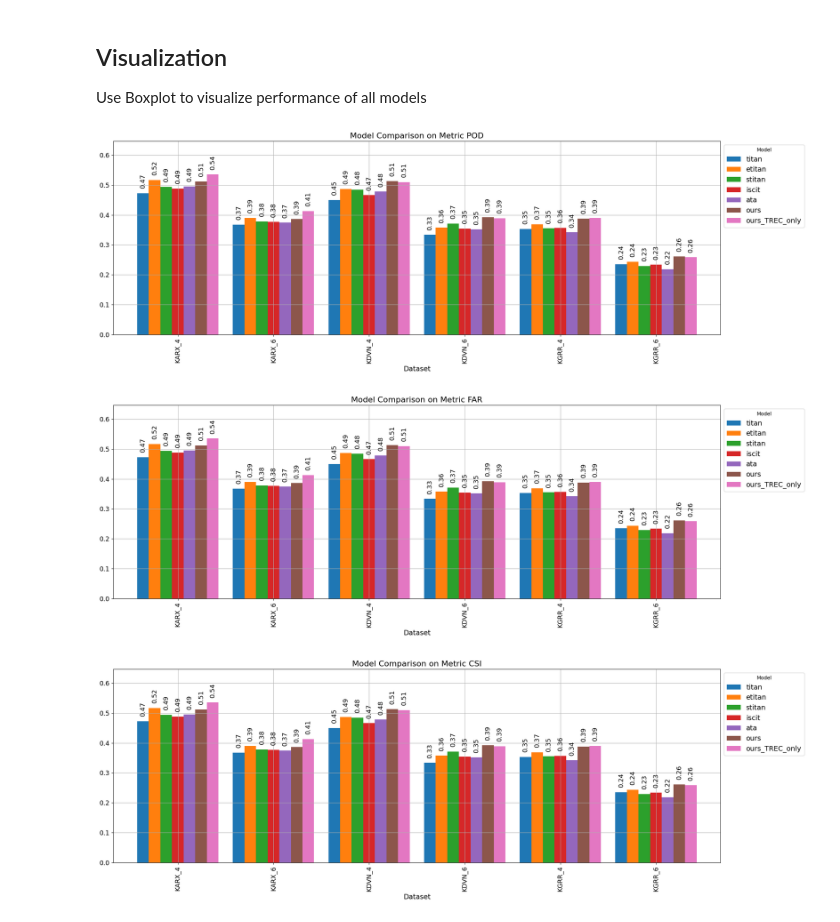
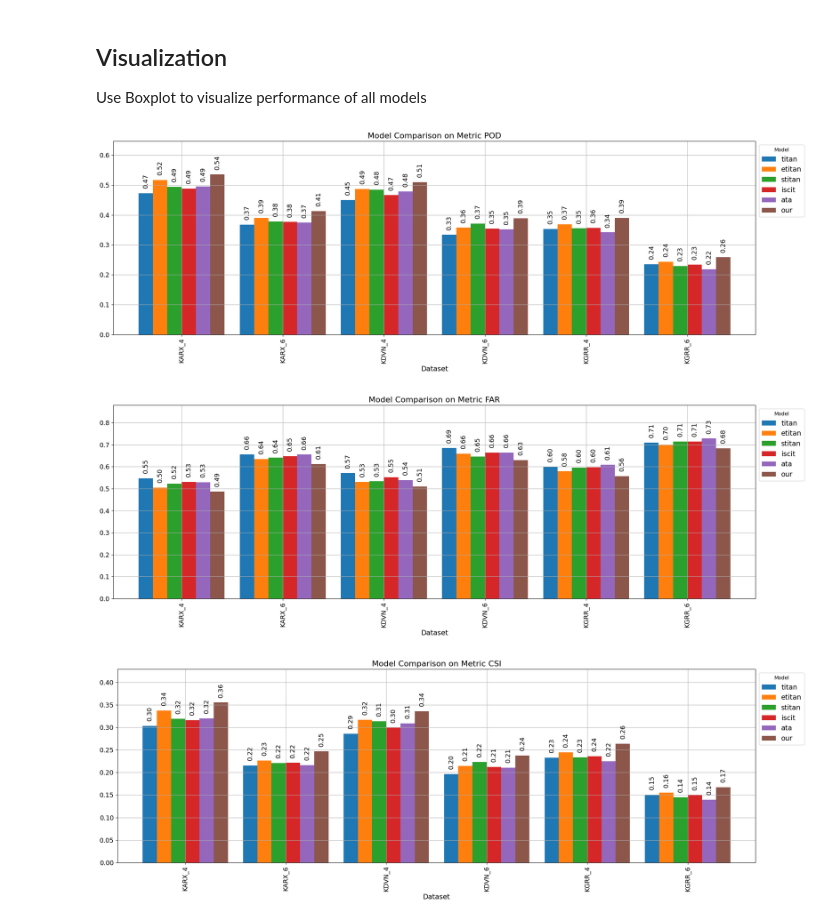
Before and after one commit to quochieu586/Thunderstorm-Nowcasting-Geometry-Topology-Approach, a Jupyter notebook: model_evaluation.ipynb, the cells around one changed output. Cells and saved outputs as stored; diff of their text form; code cells hidden in the pictures.

Commit message:
chore: clean the evaluation notebook and .env file

```diff
--- a/model_evaluation.ipynb
+++ b/model_evaluation.ipynb
@@ -235,7 +235,7 @@ models = [
     STitanPrecipitationModel(identifier=identifier, trec=trec, max_velocity=MAXIMUM_VELOCITY),
     ISCITPrecipitationModel(identifier=identifier, trec=trec, max_velocity=MAXIMUM_VELOCITY),
     AdaptiveTrackingPrecipitationModel(identifier=identifier, max_velocity=MAXIMUM_VELOCITY),
-    OursPrecipitationModel(identifier=identifier, max_velocity=MAXIMUM_VELOCITY),
+    # OursPrecipitationModel(identifier=identifier, max_velocity=MAXIMUM_VELOCITY),
     OursPrecipitationModel(identifier=identifier, max_velocity=MAXIMUM_VELOCITY, velocity_estimate_weights=(1, 0)),
 ]
 
@@ -243,8 +243,7 @@ model_names = [
     "titan",
     "etitan", "stitan",
     "iscit",
-    "ata", "ours",
-    "ours_TREC_only"
+    "ata", "ours"
 ]
 
 combinations = [
@@ -369,59 +304,60 @@ import numpy as np
 import seaborn as sns
 
 TIME_INTERVALS = [3, 5]
-METRIC = 'pod'
 
 # 1. Load the data
 datasets = ["KARX", "KDVN", "KGRR"]
 datasets_names = [f"{d}_{idx}" for d in datasets for idx in TIME_INTERVALS]
 
-dataframe = pd.DataFrame(columns=['Dataset'] + model_names)
+model_names = ['titan', 'etitan', 'stitan', 'iscit', 'ata', 'ours']
 
-for dataset in datasets:
-    file_path = f"output/results/{dataset}_models_evaluation.csv"
-    if not os.path.exists(file_path):
-        raise FileNotFoundError(f"File not found: {file_path}")
+for idx, metric in enumerate(['pod', 'far', 'csi']):
+    dataframe = pd.DataFrame(columns=['Dataset'] + model_names)
 
-    df = pd.read_csv(file_path)
-    df.set_index('model_name', inplace=True)
-    df = df.loc[model_names, :]
+    for dataset in datasets:
+        file_path = f"output/results/{dataset}_models_evaluation.csv"
+        if not os.path.exists(file_path):
+            raise FileNotFoundError(f"File not found: {file_path}")
+
+        df = pd.read_csv(file_path)
+        df.loc[df['model_name'] == 'ours_TREC_only', 'model_name'] = 'our'
+        df.set_index('model_name', inplace=True)
+        df = df.loc[model_names, :]
 
 
-    for ti in TIME_INTERVALS:
-        temp_df = df[f'{METRIC}_{ti}']
-        row = {'Dataset': f"{dataset}_{ti+1}"}
-        for model_name, value in zip(model_names, temp_df):
-            row[model_name] = value
-        dataframe.loc[len(dataframe)] = row
+        for ti in TIME_INTERVALS:
+            temp_df = df[f'{metric}_{ti}']
+            row = {'Dataset': f"{dataset}_{ti+1}"}
+            for model_name, value in zip(model_names, temp_df):
+                # if model_name == 'ours_TREC_only':
+                #     model_name = 'our'
+                row[model_name] = value
+            dataframe.loc[len(dataframe)] = row
 
-dataframe = dataframe.set_index('Dataset')
-
-for idx, metric in enumerate(['pod', 'far', 'csi']):
-    # plt.subplot(1, 3, idx + 1)
-    # plt.figure(figsize=(6, 7))
+    dataframe = dataframe.set_index('Dataset')
     ax = dataframe.plot(
         kind='bar',
         figsize=(20, 7),
         width=0.85, # Adjusted to minimize "wasted space"
         title=f'Metric {metric}',
         grid=True,
         fontsize=13
     )
 
     for container in ax.containers:
         ax.bar_label(container, fmt='%.2f', rotation=90, padding=10, fontsize=13)
 
     # 4. Give the vertical labels some breathing room at the top
     ax.set_ylim(0, ax.get_ylim()[1] * 1.15)
     ax.set_xlabel('Dataset', fontsize=14)
 
     plt.legend(title='Model', bbox_to_anchor=(1, 1), loc='upper left', fontsize=14)
     plt.tight_layout()
     plt.title(f'Model Comparison on Metric {metric.upper()}', fontsize=16)
     plt.show()
 
 # plt.suptitle('Model Comparison Across Datasets and Time Intervals', fontsize=18)
 # %% [output]
-[figure, old version]
+[figure, new version]
-[figure, old version]
+[figure, new version]
-[figure, old version]
+[figure, new version]
```
Also changed, not shown: parts of 1 cell of this notebook, 3 other files.
